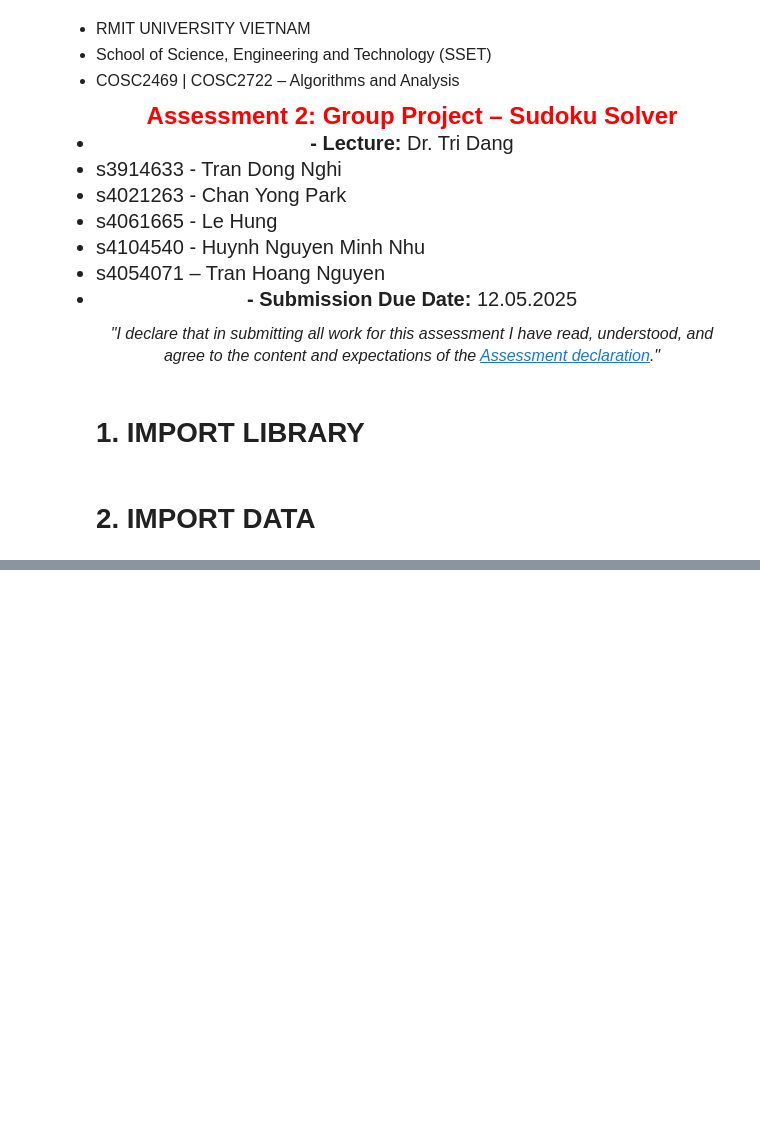
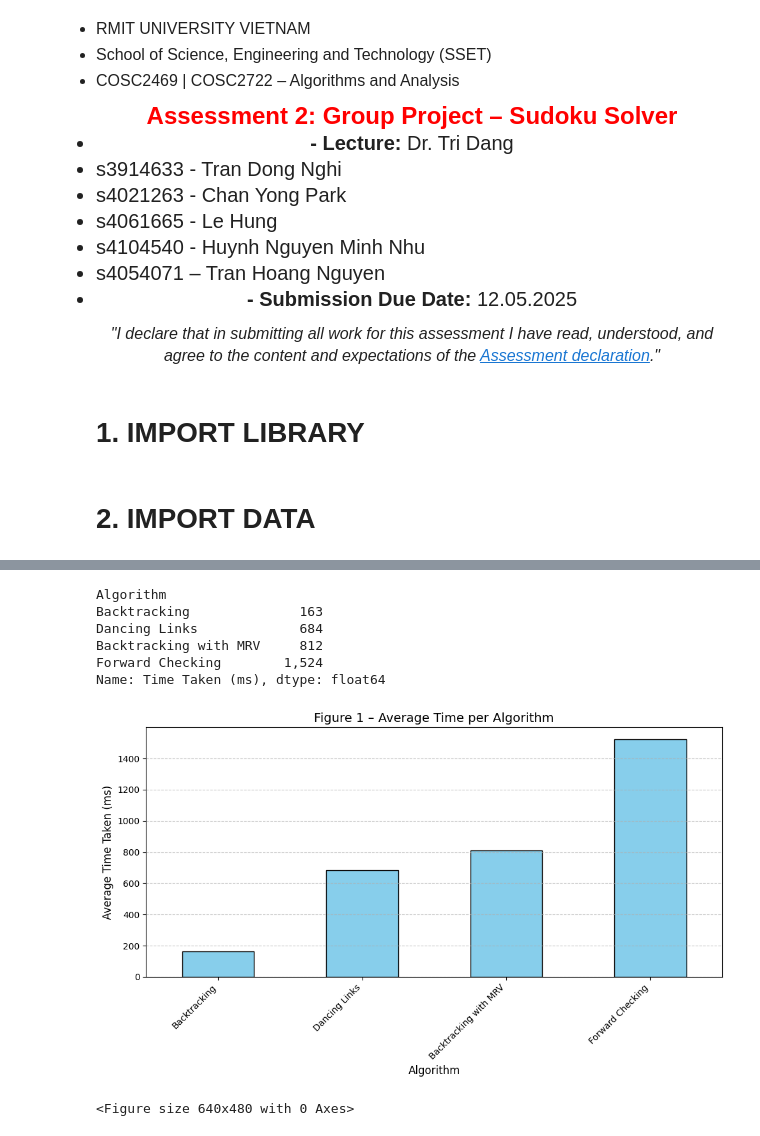
Before and after one commit to lucietran03/SodokuSolver_DSAProject, a Jupyter notebook: src/performance-analysis/Visualization.ipynb, the cells around one changed output, grey strips where cells are left out. Drawn from its saved outputs; the diff is of its cells as text; code cells hidden in the pictures; blank space fills up the shorter version.

```diff
--- a/src/performance-analysis/Visualization.ipynb
+++ b/src/performance-analysis/Visualization.ipynb
@@ -48,2 +50,14 @@ import seaborn as sns
 # %% [markdown]
 # 2. IMPORT DATA
+# %%
+# Get the current working directory (where the notebook is located)
+base_dir = Path(__file__).resolve().parent if '__file__' in globals() else Path().resolve()
+
+# Go up two levels to reach the project root (from src/performance-analysis/)
+project_root = base_dir.parent.parent
+
+# Build the path to the CSV file using pathlib (cross-platform)
+csv_path = project_root / "src" /"main" / "java" / "performance" / "sudokuIO" / "csvoutput.csv"
+
+# Read the CSV file using pandas
+raw_data = pd.read_csv(csv_path)
@@ -49,0 +91,28 @@ import seaborn as sns
+# %%
+# Calculate the average time taken by each algorithm
+avg_time_per_algorithm = raw_data.groupby('Algorithm')['Time Taken (ms)'].mean().sort_values()
+
+print(avg_time_per_algorithm)
+# Plot the bar chart
+plt.figure(figsize=(10, 6))
+avg_time_per_algorithm.plot(kind='bar', color='skyblue', edgecolor='black')
+plt.title('Figure 1 – Average Time per Algorithm', fontsize=14)
+plt.xlabel('Algorithm', fontsize=12)
+plt.ylabel('Average Time Taken (ms)', fontsize=12)
+plt.xticks(rotation=45, ha='right', fontsize=10)
+plt.grid(axis='y', linestyle='--', alpha=0.7)
+plt.tight_layout()
+plt.show()
+
+# Save the plot to the 'visualization_output' folder
+output_path = 'visualization_outputs/average_time_per_algorithm.png'
+plt.savefig(output_path, dpi=300)
+# %% [output]
+Algorithm
+Backtracking              163
+Dancing Links             684
+Backtracking with MRV     812
+Forward Checking        1,524
+Name: Time Taken (ms), dtype: float64
+[figure, added]
+<Figure size 640x480 with 0 Axes>
```
Also changed, not shown: parts of 7 cells of this notebook, 11 other files.
